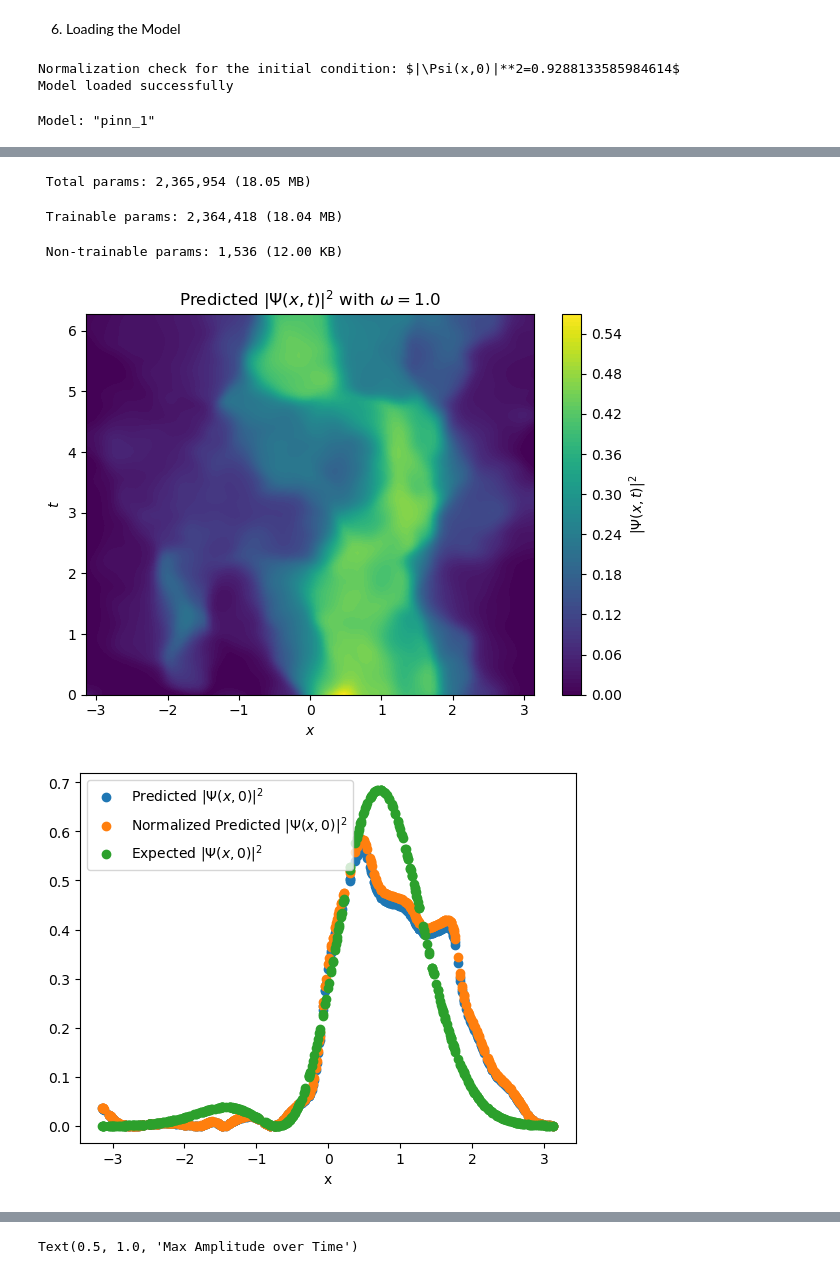
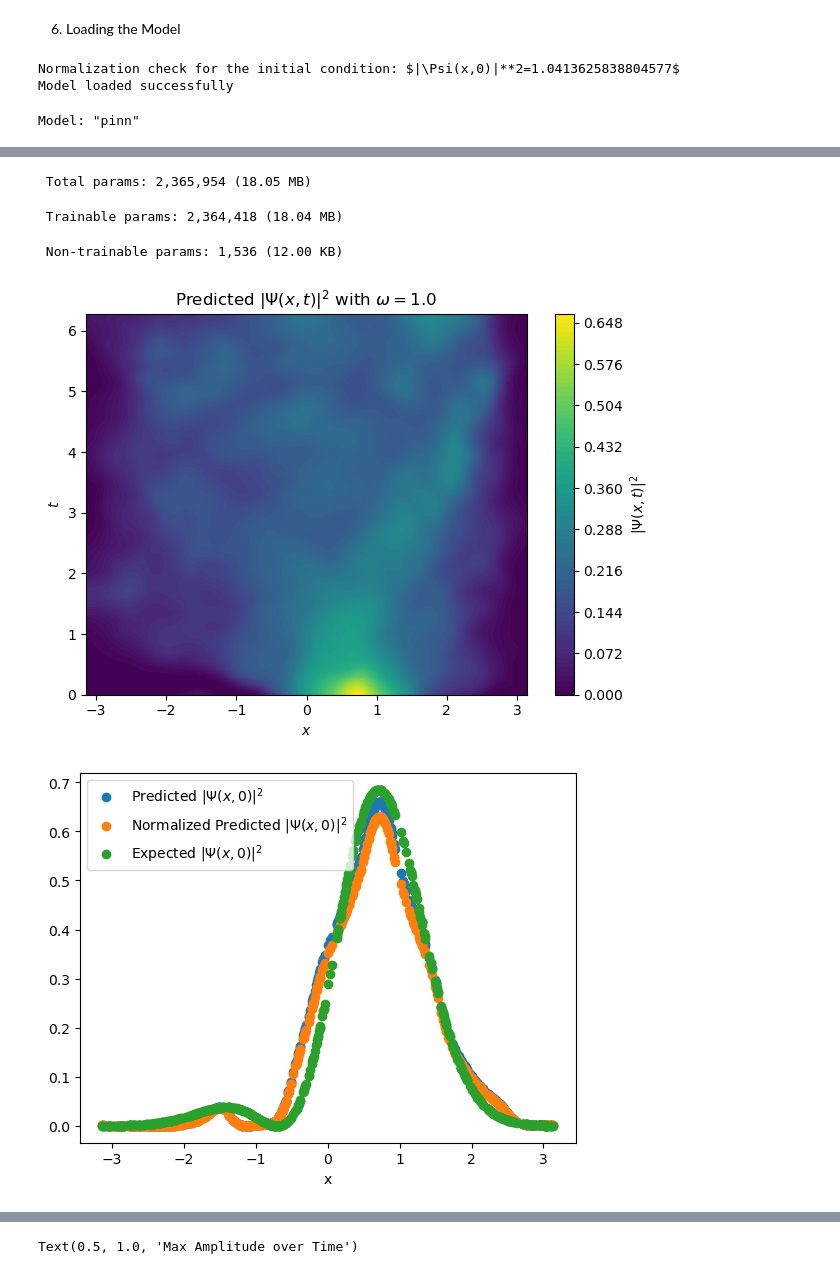
Before and after one commit to mrdchua/PINN-TDSE, a Jupyter notebook: TDSE-PHYS299/PINN-TDSE-v6.ipynb, the cells around one changed output, grey strips where cells are left out. Saved outputs shown, nothing was run; the diff lists cells and outputs as text; code cells hidden in the pictures.

```diff
--- a/TDSE-PHYS299/PINN-TDSE-v6.ipynb
+++ b/TDSE-PHYS299/PINN-TDSE-v6.ipynb
@@ -304,7 +304,7 @@ def loss_fn(model, interior, boundary, initial, omega, norm_grid):
 
     norm_penalty = norm_loss(model, x_grid, N_t, w_val)
 
-    return loss_f + loss_b + loss_i + 10.0*norm_penalty, (loss_f, loss_b, loss_i, 10.0*norm_penalty)
+    return loss_f + loss_b + loss_i + norm_penalty, (loss_f, loss_b, loss_i, norm_penalty)
 # %%
 # Create the model
 model = PINN(input_dim=3, mapping_size=512, scale=10.0)
@@ -352,7 +352,7 @@ Model: "pinn"
 # Learning rate schedule with exponential decay
 lr_schedule = tf.keras.optimizers.schedules.ExponentialDecay(
     initial_learning_rate=1e-3,
-    decay_steps=2000,
+    decay_steps=1000,
     decay_rate=0.9,
     staircase=True
 )
@@ -379,13 +379,16 @@ def train_step(model, x_f, t_f, x_b, t_b, x_i, t_i, psi_i, w_f, w_b, w_i, x_n, N
 5. Training Loop
 # %%
 # Instantiate the Model
-pinn = PINN(input_dim=3, mapping_size=512, scale=10.0)
+# pinn = PINN(input_dim=3, mapping_size=512, scale=10.0)
+
+pinn = tf.keras.models.load_model('best_model_v5.keras', custom_objects={'PINN': PINN})
+print("Model loaded successfully")
 
 # Define the loss threshold
 loss_threshold = 1e-10
 
 # Early stopping
-early_stopping_patience = 500
+early_stopping_patience = 2000
 best_loss = float('inf')
 patience_counter = 0
 
@@ -401,12 +404,12 @@ train_loss_results = {
 # Start the timer
 start_time = time.time()
 
-best_model_path = "best_model_v4.keras"
+best_model_path = "best_model_v6.keras"
 
 # Training Loop until loss < loss_threshold
 epoch = 0
 while True:
-    loss, (lf, lb, li, ln) = train_step(pinn, x_f, t_f, x_bs, t_bs, x_is, t_is, psi_i, w_f, w_bs, w_is, x_ns, 15, 1.0)
+    loss, (lf, lb, li, ln) = train_step(pinn, x_f, t_f, x_bs, t_bs, x_is, t_is, psi_i, w_f, w_bs, w_is, x_ns, 5, 1.0)
 
     train_loss_results["total"].append(loss.numpy())
     train_loss_results["pde"].append(lf.numpy())
@@ -570,7 +516,7 @@ Weights do not match after loading!
 import csv
 
 # Save to CSV
-with open("train_loss_results_v4.csv", "w", newline="") as f:
+with open("train_loss_results_v6.csv", "w", newline="") as f:
     writer = csv.writer(f)
 
     # Write header
@@ -758,7 +706,7 @@ class PINN(tf.keras.Model):
         return cls(**config)
 
 # Load the model
-loaded_model = tf.keras.models.load_model('best_model_v4.keras', custom_objects={'PINN': PINN})
+loaded_model = tf.keras.models.load_model('best_model_v5.keras', custom_objects={'PINN': PINN})
 print("Model loaded successfully")
 
 loaded_model.summary()
@@ -829,9 +777,9 @@ plt.xlabel('t')
 plt.legend()
 plt.show()
 # %% [output]
-Normalization check for the initial condition: $|\Psi(x,0)|**2=0.9288133585984614$
+Normalization check for the initial condition: $|\Psi(x,0)|**2=1.0413625838804577$
 Model loaded successfully
-Model: "pinn_1"
+Model: "pinn"
 ┏━━━━━━━━━━━━━━━━━━━━━━━━━━━━━━━━━┳━━━━━━━━━━━━━━━━━━━━━━━━┳━━━━━━━━━━━━━━━┓
 ┃ Layer (type)                    ┃ Output Shape           ┃       Param # ┃
 ┡━━━━━━━━━━━━━━━━━━━━━━━━━━━━━━━━━╇━━━━━━━━━━━━━━━━━━━━━━━━╇━━━━━━━━━━━━━━━┩
@@ -851,6 +799,6 @@ Model: "pinn_1"
 └─────────────────────────────────┴────────────────────────┴───────────────┘
  Total params: 2,365,954 (18.05 MB)
  Trainable params: 2,364,418 (18.04 MB)
  Non-trainable params: 1,536 (12.00 KB)
-[figure, old version]
+[figure, new version]
-[figure, old version]
+[figure, new version]
```
Also changed, not shown: parts of 9 cells of this notebook.
